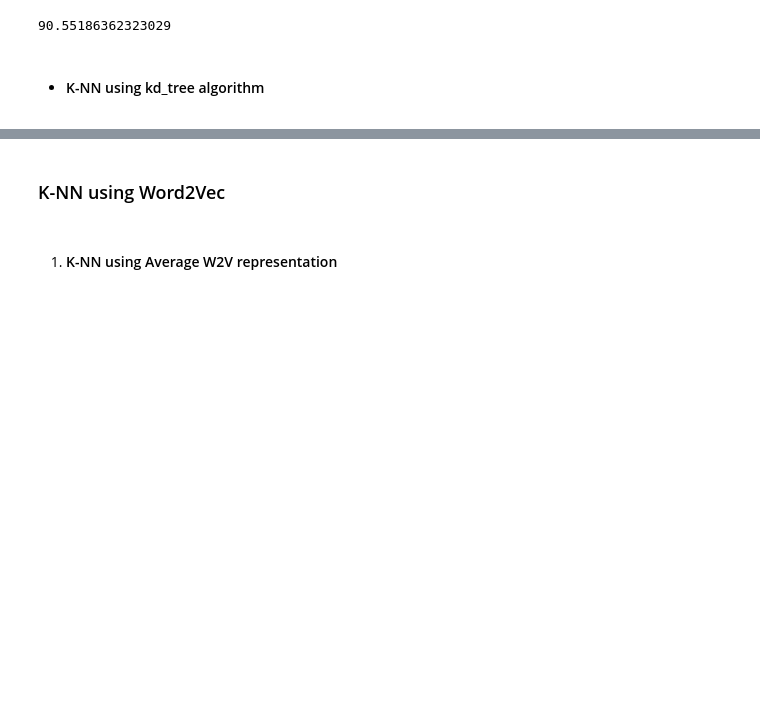
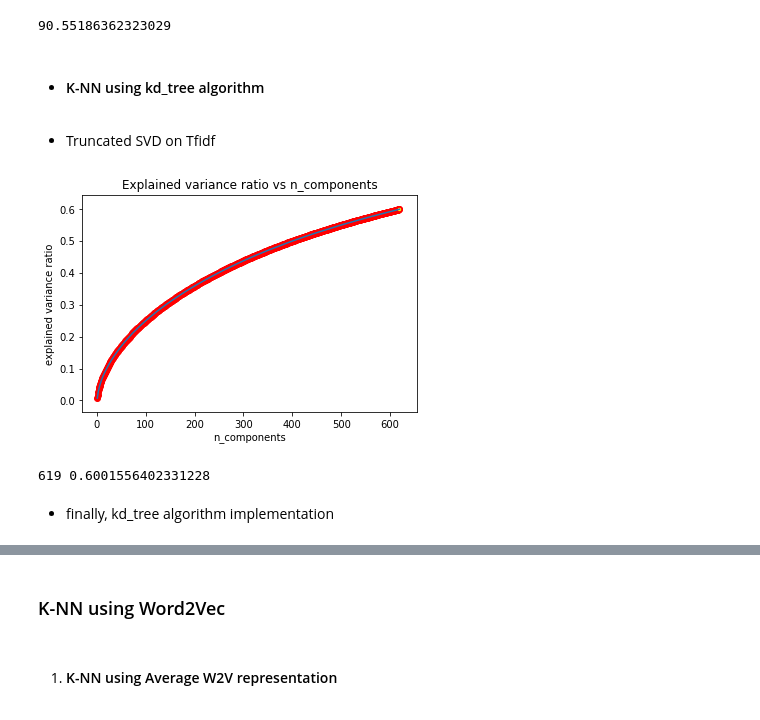
Before and after one commit to krishnakrmahto/Applied-AI-Course-Assignments, a Jupyter notebook: Knn/KNN_Amazon_food_reviews_redo.ipynb, the cells around one changed output, grey strips where cells are left out. Saved outputs shown, nothing was run; the diff lists cells and outputs as text; code cells hidden in the pictures; blank space fills up the shorter version.

```diff
--- a/Knn/KNN_Amazon_food_reviews_redo.ipynb
+++ b/Knn/KNN_Amazon_food_reviews_redo.ipynb
@@ -534,3 +634,14 @@ f1_score(y_test, y_pred) * 100
 90.55186362323029
 # %% [markdown]
 * #### K-NN using kd_tree algorithm
+# %% [markdown]
+* Truncated SVD on Tfidf
+# %%
+### get the best dimension_reduced_X_train_bow and n_components value, the best truncated_svd will be saved in \
+### local file system
+### explain_var = 0.6, greater values were taking too long..so settled for 0.6 for this assignment
+X_train_tfidf, n_comp, var = tune_n(X_train_tfidf, save_name = 'tfidf', explain_var = 0.6)
+print(n_comp, var)
+# %% [output]
+[figure, added]
+619 0.6001556402331228
@@ -537,3 +656,5 @@ f1_score(y_test, y_pred) * 100
+# %% [markdown]
+* finally, kd_tree algorithm implementation
 # %%
 k = tune_k(upper_limit = 30, X_train = X_train_tfidf, y_train = y_train, X_cv = X_cv_tfidf, y_cv = y_cv, \
           algorithm = 'kd_tree', save_name = 'tfidf_pickles/knn_kd_tree.pkl')
```
Also changed, not shown: parts of 38 cells of this notebook.
